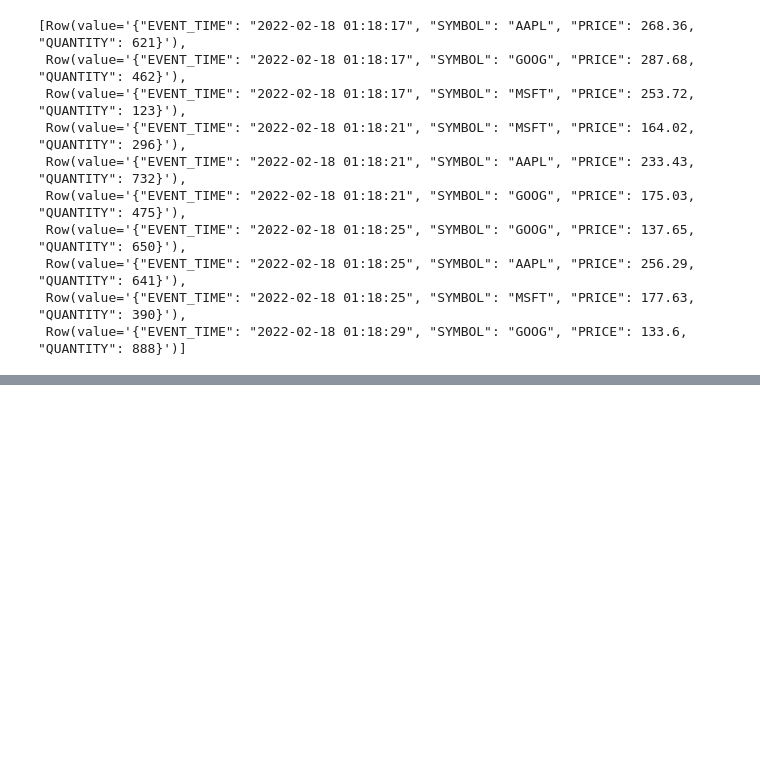
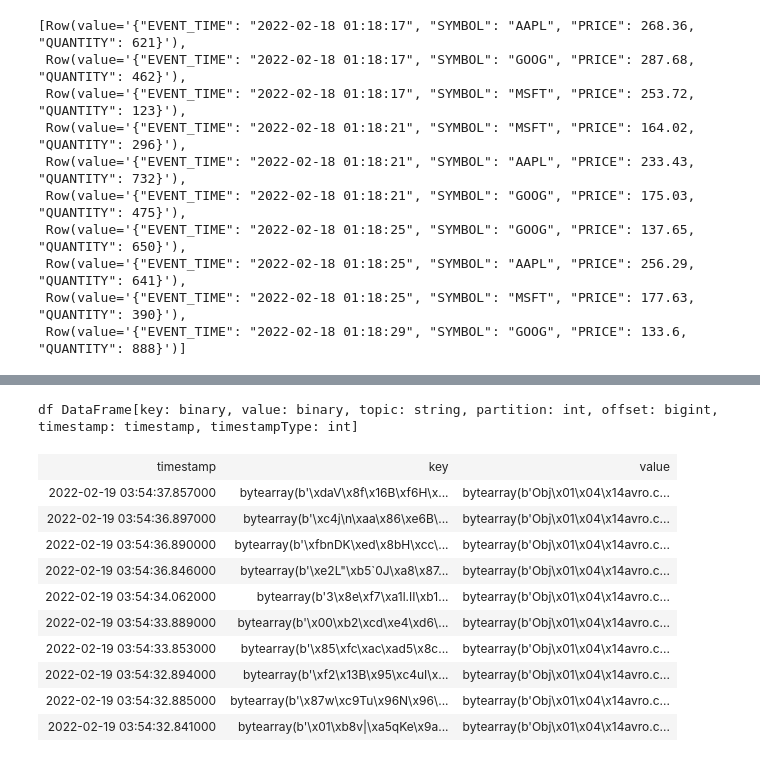
Before and after one commit to roitraining/kafka, a Jupyter notebook: ch02_spark_streaming/Spark-Streaming.ipynb, the cells around one changed output, grey strips where cells are left out. Drawn from its saved outputs; the diff is of its cells as text; code cells hidden in the pictures; blank space fills up the shorter version.

```diff
--- a/ch02_spark_streaming/Spark-Streaming.ipynb
+++ b/ch02_spark_streaming/Spark-Streaming.ipynb
@@ -178,0 +145,33 @@ spark.catalog.listTables()
+# %%
+brokers = 'localhost:9092'
+kafka_topic = 'stocks-avro'
+receiver_sleep_time = 4
+
+df = (spark.readStream
+    .format("kafka")
+    .option("kafka.bootstrap.servers", brokers)
+    .option("subscribe", kafka_topic)
+    .option("startingOffsets", "latest")
+    .option("failOnDataLoss", False)
+    .load()
+    )
+print('df', df)
+# %% [output]
+df DataFrame[key: binary, value: binary, topic: string, partition: int, offset: bigint, timestamp: timestamp, timestampType: int]
+# %%
+debug2 = write_memory(df, 'debug2')
+# %%
+%%sparksql
+select timestamp, key, value from debug2 order by timestamp desc limit 10
+# %% [output]
+| timestamp | key | value |
+| 2022-02-19 03:54:37.857000 | bytearray(b'\xdaV\x8f\x16B\xf6H\x... | bytearray(b'Obj\x01\x04\x14avro.c... |
+| 2022-02-19 03:54:36.897000 | bytearray(b'\xc4j\n\xaa\x86\xe6B\... | bytearray(b'Obj\x01\x04\x14avro.c... |
+| 2022-02-19 03:54:36.890000 | bytearray(b'\xfbnDK\xed\x8bH\xcc\... | bytearray(b'Obj\x01\x04\x14avro.c... |
+| 2022-02-19 03:54:36.846000 | bytearray(b'\xe2L"\xb5`0J\xa8\x87... | bytearray(b'Obj\x01\x04\x14avro.c... |
+| 2022-02-19 03:54:34.062000 | bytearray(b'3\x8e\xf7\xa1l.II\xb1... | bytearray(b'Obj\x01\x04\x14avro.c... |
+| 2022-02-19 03:54:33.889000 | bytearray(b'\x00\xb2\xcd\xe4\xd6\... | bytearray(b'Obj\x01\x04\x14avro.c... |
+| 2022-02-19 03:54:33.853000 | bytearray(b'\x85\xfc\xac\xad5\x8c... | bytearray(b'Obj\x01\x04\x14avro.c... |
+| 2022-02-19 03:54:32.894000 | bytearray(b'\xf2\x13B\x95\xc4uI\x... | bytearray(b'Obj\x01\x04\x14avro.c... |
+| 2022-02-19 03:54:32.885000 | bytearray(b'\x87w\xc9Tu\x96N\x96\... | bytearray(b'Obj\x01\x04\x14avro.c... |
+| 2022-02-19 03:54:32.841000 | bytearray(b'\x01\xb8v|\xa5qKe\x9a... | bytearray(b'Obj\x01\x04\x14avro.c... |
```
Also changed, not shown: parts of 36 cells of this notebook, 1 other file.
